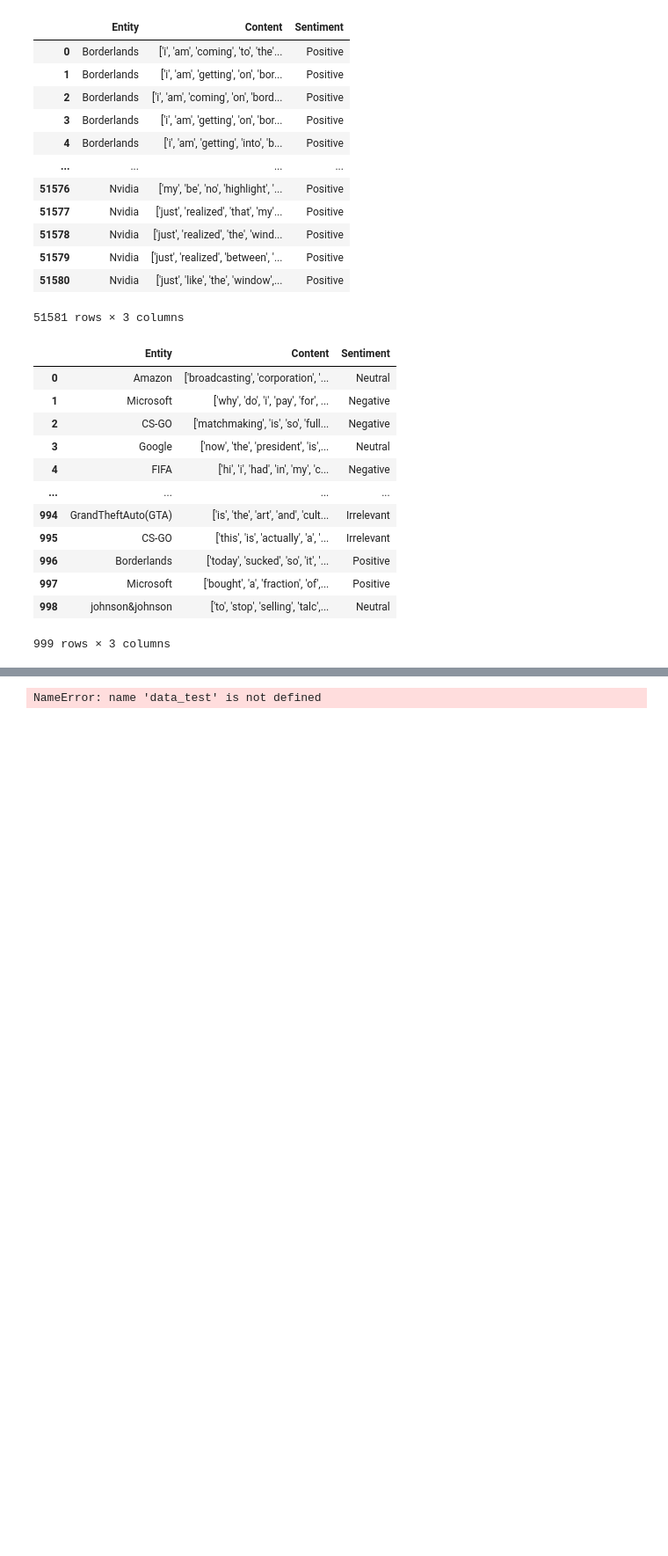
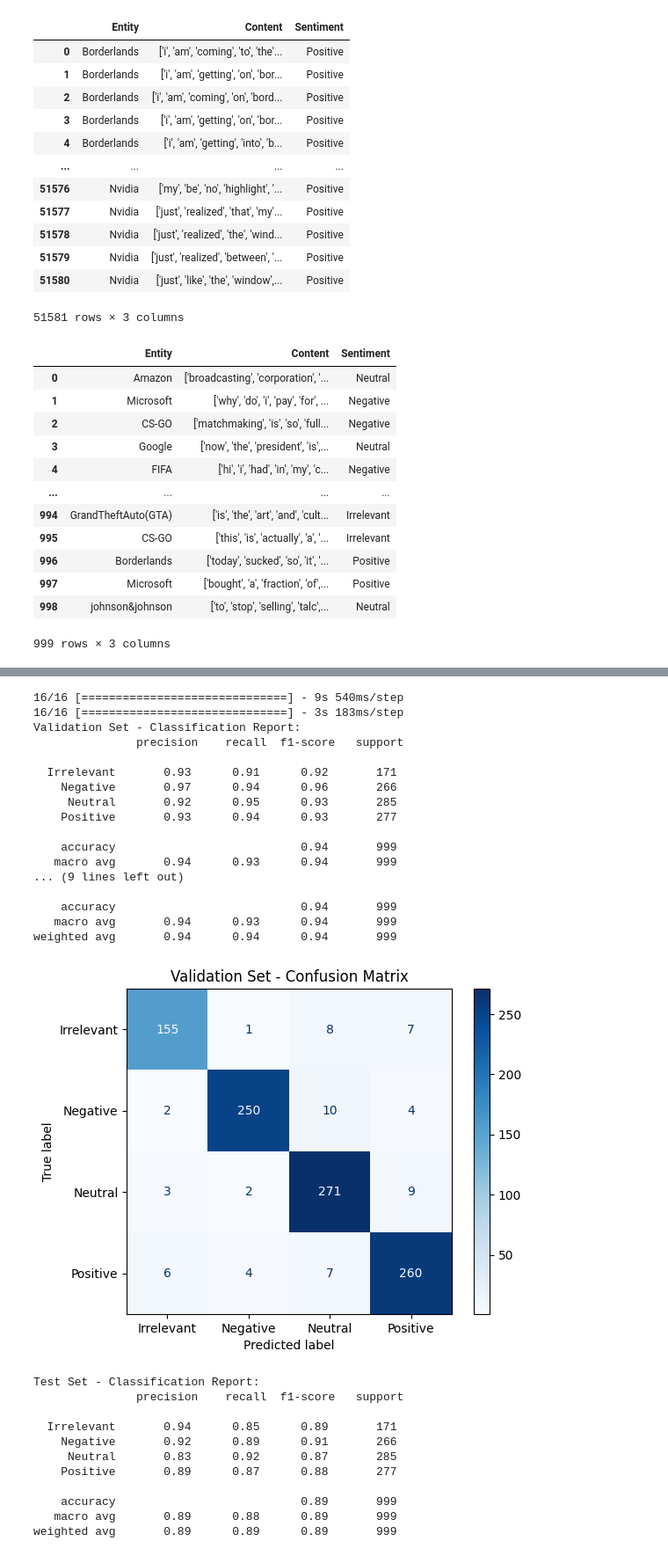
Before and after one commit to andrianang/DistilBert, a Jupyter notebook: distilbert.ipynb, the cells around one changed output, grey strips where cells are left out. Shown at 88% size. Saved outputs shown, nothing was run; the diff lists cells and outputs as text; code cells hidden in the pictures; blank space fills up the shorter version.

Commit message:
distilber

```diff
--- a/distilbert.ipynb
+++ b/distilbert.ipynb
@@ -140,6 +168,7 @@ Epoch 1/10
 import numpy as np
 from sklearn.metrics import classification_report, confusion_matrix, ConfusionMatrixDisplay
 import os
+import matplotlib.pyplot as plt
 
 # Load and preprocess the data
 data_test = test_df[['Content', 'Sentiment']]
@@ -152,7 +181,7 @@ test_labels = data_test['Sentiment'].tolist()
 test_encodings = tokenizer(test_texts, truncation=True, padding=True, max_length=24)
 
 # Convert the labels to one-hot encoding
-num_labels = len(data['Sentiment_label'].cat.categories)
+num_labels = len(data_val['Sentiment_label'].cat.categories)
 val_labels_encoded = tf.one_hot(val_labels, num_labels)
 test_labels_encoded = tf.one_hot(test_labels, num_labels)
 
@@ -166,8 +195,8 @@ test_predictions = model.predict(test_dataset.batch(64))
 test_predicted_labels = np.argmax(test_predictions, axis=1)
 
 # Convert the predicted labels to their original sentiment categories
-val_predicted_sentiments = data['Sentiment_label'].cat.categories[val_predicted_labels]
-test_predicted_sentiments = data['Sentiment_label'].cat.categories[test_predicted_labels]
+val_predicted_sentiments = data_val['Sentiment_label'].cat.categories[val_predicted_labels]
+test_predicted_sentiments = data_test['Sentiment_label'].cat.categories[test_predicted_labels]
 
 # Convert the true labels to their original sentiment categories
 val_true_labels = data_val['Sentiment_label']
@@ -184,7 +213,7 @@ val_confusion_mat = confusion_matrix(val_true_labels, val_predicted_sentiments)
 labels = np.unique(val_true_labels)
 
 
-save_folder = ''
+save_folder = 'Distilbert'
 os.makedirs(save_folder, exist_ok=True)
 
 val_classification_rep = classification_report(val_true_labels, val_predicted_sentiments)
@@ -196,31 +225,64 @@ with open(val_report_path, 'w') as file:
     file.write(val_classification_rep)
 
 # Plot the confusion matrix for the validation set
 val_display = ConfusionMatrixDisplay(confusion_matrix=val_confusion_mat, display_labels=labels)
 val_display.plot(cmap='Blues')
 plt.title("Validation Set - Confusion Matrix")
 plt.grid(False)
 val_image_path = os.path.join(save_folder, 'validation_confusion_matrix.png')
 plt.savefig(val_image_path)
 plt.show()
 
 # Calculate the classification report for the test set
 test_classification_rep = classification_report(test_true_labels, test_predicted_sentiments)
 print("Test Set - Classification Report:\n", test_classification_rep)
 
 # Save the classification report for the test set to a file
 test_report_path = os.path.join(save_folder, 'test_classification_report.txt')
 with open(test_report_path, 'w') as file:
     file.write("Test Set - Classification Report:\n")
     file.write(test_classification_rep)
 
+
+# Generate the confusion matrix for the test set
+test_confusion_mat = confusion_matrix(test_true_labels, test_predicted_sentiments)
+
+
 # Plot the confusion matrix for the test set
 test_display = ConfusionMatrixDisplay(confusion_matrix=test_confusion_mat, display_labels=labels)
 test_display.plot(cmap='Blues')
 plt.title("Test Set - Confusion Matrix")
 plt.grid(False)
 test_image_path = os.path.join(save_folder, 'test_confusion_matrix.png')
 plt.savefig(test_image_path)
 plt.show()
 # %% [output]
-NameError: name 'data_test' is not defined
+16/16 [==============================] - 9s 540ms/step
+16/16 [==============================] - 3s 183ms/step
+Validation Set - Classification Report:
+               precision    recall  f1-score   support
+
+  Irrelevant       0.93      0.91      0.92       171
+    Negative       0.97      0.94      0.96       266
+     Neutral       0.92      0.95      0.93       285
+    Positive       0.93      0.94      0.93       277
+
+    accuracy                           0.94       999
+   macro avg       0.94      0.93      0.94       999
+... (9 lines left out)
+
+    accuracy                           0.94       999
+   macro avg       0.94      0.93      0.94       999
+weighted avg       0.94      0.94      0.94       999
+[figure, added]
+Test Set - Classification Report:
+               precision    recall  f1-score   support
+
+  Irrelevant       0.94      0.85      0.89       171
+    Negative       0.92      0.89      0.91       266
+     Neutral       0.83      0.92      0.87       285
+    Positive       0.89      0.87      0.88       277
+
+    accuracy                           0.89       999
+   macro avg       0.89      0.88      0.89       999
+weighted avg       0.89      0.89      0.89       999
```
Also changed, not shown: parts of 3 cells of this notebook, 4 other files.
